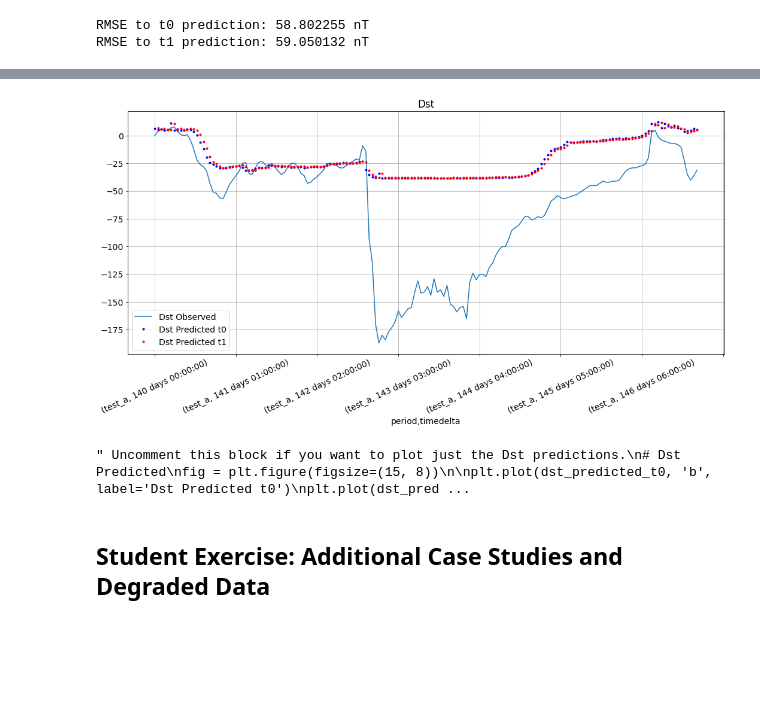
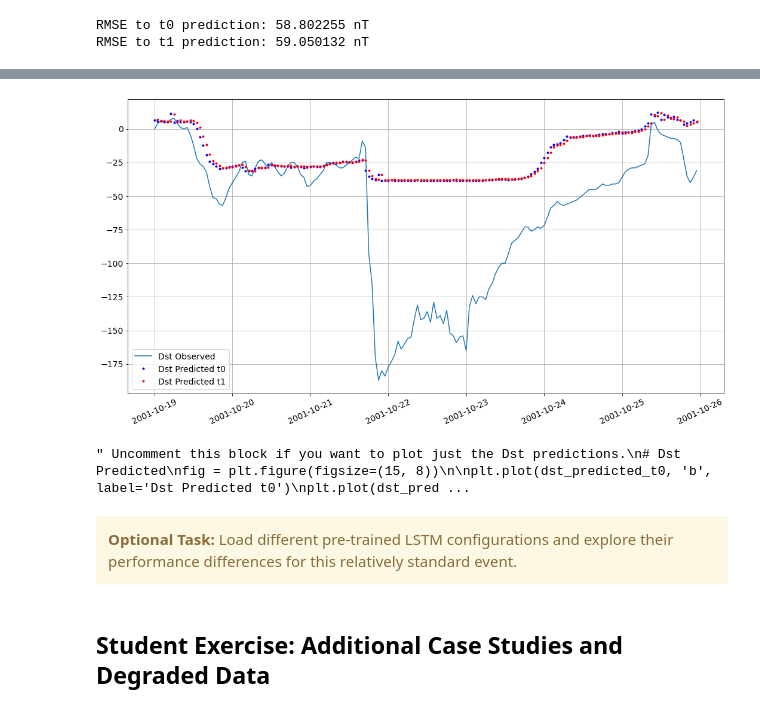
Before and after one commit to ai2es/tai4es-trustathon-2022, a Jupyter notebook: space/magnet_lstm_tutorial.ipynb, the cells around one changed output, grey strips where cells are left out. Cells and saved outputs as stored; diff of their text form; code cells hidden in the pictures; blank space fills up the shorter version.

Commit message:
Cleaned up prompts and documentation. Added real geophysical date to case study figure.

```diff
--- a/space/magnet_lstm_tutorial.ipynb
+++ b/space/magnet_lstm_tutorial.ipynb
@@ -161,23 +161,24 @@ period_ranges = {
     'train_c':[pd.Timestamp('2004/5/1  00:00:00'), pd.Timestamp('2010/12/31 23:59:00')],
     'test_a' :[pd.Timestamp('2001/6/1  00:00:00'), pd.Timestamp('2004/4/30  23:59:00')],
     'test_b' :[pd.Timestamp('2011/1/1  00:00:00'), pd.Timestamp('2013/5/31  23:59:00')],
-    'test_c' :[pd.Timestamp('2019/6/1  00:00:00'), pd.Timestamp('2020/10/31 23:00:00')]}
+    'test_c' :[pd.Timestamp('2019/6/1  00:00:00'), pd.Timestamp('2020/10/31 23:59:00')]}
 
-def add_df_column_datetime_from_timedelta( df ):
+def convert_timedelta_to_datetime( df ):
 
-    # Add new column to hold datetime
-    print('Adding column with real datetime...')
-    df['datetime'] = pd.NaT     # like Numpy NaN
+    df_datetimes = pd.DataFrame(index=df.index)
+    df_datetimes['datetime'] = pd.NaT     # like Numpy NaN
 
     # TODO: remove for-loop and do this in a more Pandas way
     i = 0
     for period_name, timedelta in df.index:
         start_time = period_ranges[period_name][0]
         datetime = timedelta + start_time                 # add Pandas Timedelta to Pandas Timestamp
-        df['datetime'].values[i] = datetime
+        df_datetimes['datetime'].values[i] = datetime
         i += 1
 
         #print('%s: %s + %s = %s' % (period_name, timedelta, start_time, df['datetime'].values[i]))
+
+    return df_datetimes
 # %%
 # Import as Pandas DataFrames
 DATA_PATH = Path("data/public/")
@@ -1241,17 +1219,26 @@ dst
 # %%
+# Get real geophysical datetimes from our timedelta:
+dst_datetime = convert_timedelta_to_datetime(dst)
+x_values = dst_datetime['datetime'][idx_event_1hr].values
+
 # Dst Observed
-title = 'Dst'
-ax = dst['dst'][idx_event_1hr].plot(title='Dst', rot=25, figsize=(15, 8), fontsize=14, label='Dst Observed')
+title = 'Dst (%s to %s)' % \
+    (dst_datetime['datetime'][idx_event_1hr][0], dst_datetime['datetime'][idx_event_1hr][-1])
+fig = plt.figure(figsize=(15,8))
+plt.plot( x_values, dst['dst'][idx_event_1hr].values, label='Dst Observed')
+plt.xticks(rotation=25)
+plt.title = title
 
 # Dst Predicted at t0 and t1
 #      Shift Dst[t1] to the right one hour to line up with the time axis
-ax.plot(dst_predicted_t0, 'b.', label='Dst Predicted t0')
-ax.plot(np.concatenate(([np.nan],dst_predicted_t1[:-1])), 'r.', label='Dst Predicted t1')
+ax = plt.gca()
+ax.plot(x_values, dst_predicted_t0, 'b.', label='Dst Predicted t0')
+ax.plot(x_values, np.concatenate(([np.nan],dst_predicted_t1[:-1])), 'r.', label='Dst Predicted t1')
 plt.grid(True)
 plt.legend(fontsize=14)
 plt.tight_layout()
 # %% [output]
-[figure, old version]
+[figure, new version]
 # %%
 ''' Uncomment this block if you want to plot just the Dst predictions.
 # Dst Predicted
@@ -1267,6 +1254,9 @@ plt.tight_layout()
 '''
 # %% [output]
 " Uncomment this block if you want to plot just the Dst predictions.\n# Dst Predicted\nfig = plt.figure(figsize=(15, 8))\n\nplt.plot(dst_predicted_t0, 'b', label='Dst Predicted t0')\nplt.plot(dst_pred ...
+# %% [markdown]
+<div class="alert alert-block alert-warning">
+<b>Optional Task: </b>Load different pre-trained LSTM configurations and explore their performance differences for this relatively standard event.
 # %% [markdown]
 ## Student Exercise: Additional Case Studies and Degraded Data
 # %% [markdown]
```
Also changed, not shown: parts of 13 cells of this notebook.
